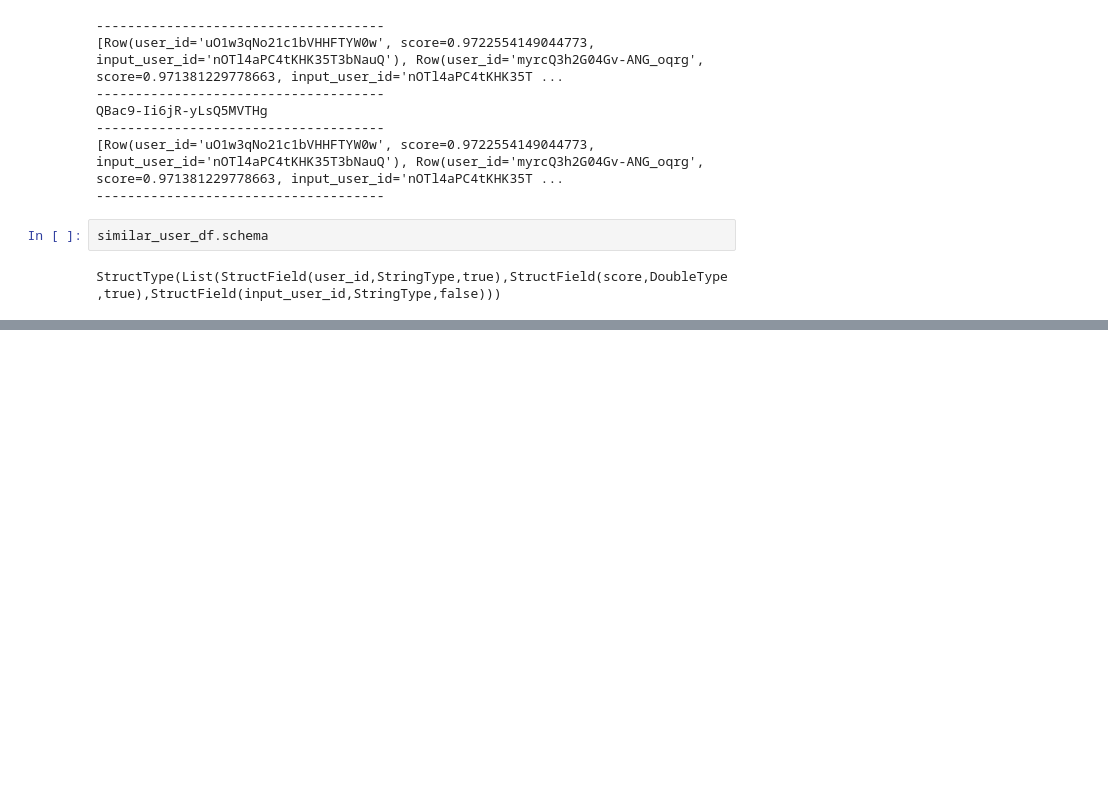
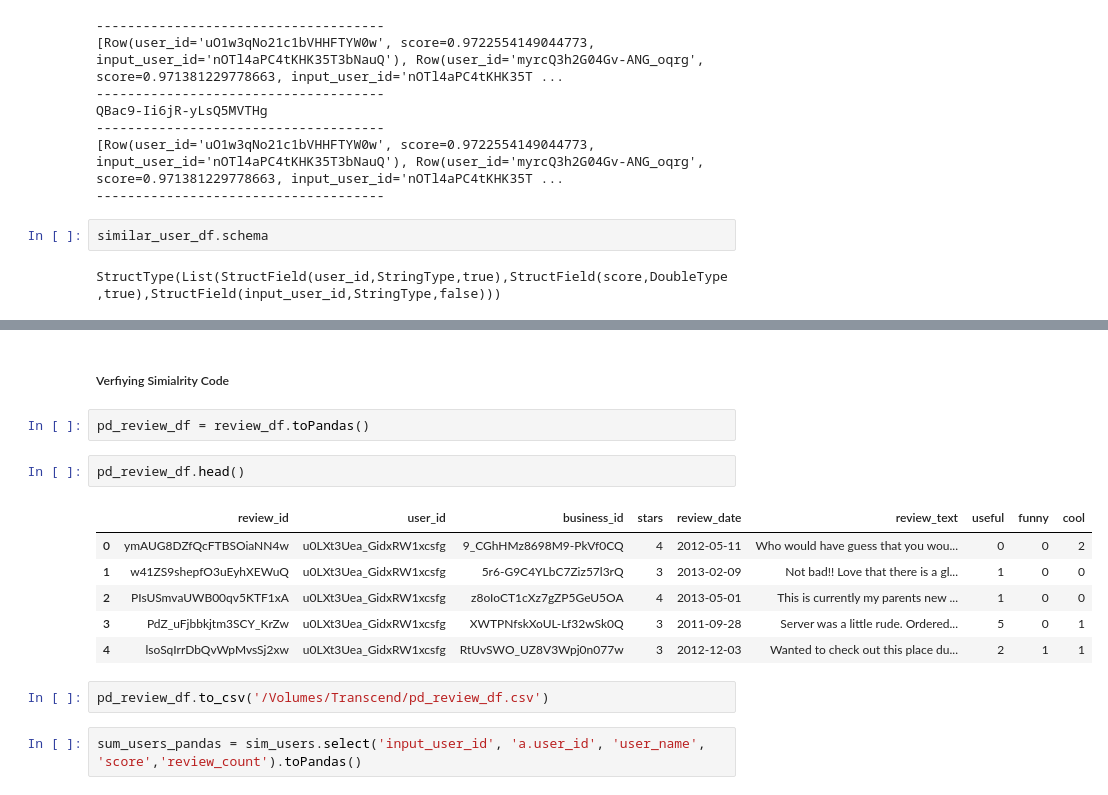
Before and after one commit to methoddatascience/Sagitta, a Jupyter notebook: Reviewly/YelP_Raj.ipynb, the cells around one changed output, grey strips where cells are left out. Cells and saved outputs as stored; diff of their text form; blank space fills up the shorter version.

```diff
--- a/Reviewly/YelP_Raj.ipynb
+++ b/Reviewly/YelP_Raj.ipynb
@@ -951,0 +952,17 @@ print(temp.dropDuplicates().take(100))
+# %% [markdown]
+##### Verfiying Simialrity Code
+# %%
+pd_review_df = review_df.toPandas()
+# %%
+pd_review_df.head()
+# %% [output]
+|  | review_id | user_id | business_id | stars | review_date | review_text | useful | funny | cool |
+| 0 | ymAUG8DZfQcFTBSOiaNN4w | u0LXt3Uea_GidxRW1xcsfg | 9_CGhHMz8698M9-PkVf0CQ | 4 | 2012-05-11 | Who would have guess that you wou... | 0 | 0 | 2 |
+| 1 | w41ZS9shepfO3uEyhXEWuQ | u0LXt3Uea_GidxRW1xcsfg | 5r6-G9C4YLbC7Ziz57l3rQ | 3 | 2013-02-09 | Not bad!! Love that there is a gl... | 1 | 0 | 0 |
+| 2 | PIsUSmvaUWB00qv5KTF1xA | u0LXt3Uea_GidxRW1xcsfg | z8oIoCT1cXz7gZP5GeU5OA | 4 | 2013-05-01 | This is currently my parents new ... | 1 | 0 | 0 |
+| 3 | PdZ_uFjbbkjtm3SCY_KrZw | u0LXt3Uea_GidxRW1xcsfg | XWTPNfskXoUL-Lf32wSk0Q | 3 | 2011-09-28 | Server was a little rude. Ordered... | 5 | 0 | 1 |
+| 4 | lsoSqIrrDbQvWpMvsSj2xw | u0LXt3Uea_GidxRW1xcsfg | RtUvSWO_UZ8V3Wpj0n077w | 3 | 2012-12-03 | Wanted to check out this place du... | 2 | 1 | 1 |
+# %%
+pd_review_df.to_csv('/Volumes/Transcend/pd_review_df.csv')
+# %%
+sum_users_pandas = sim_users.select('input_user_id', 'a.user_id', 'user_name', 'score','review_count').toPandas()
```
Also changed, not shown: parts of 20 cells of this notebook, 9 other files.
